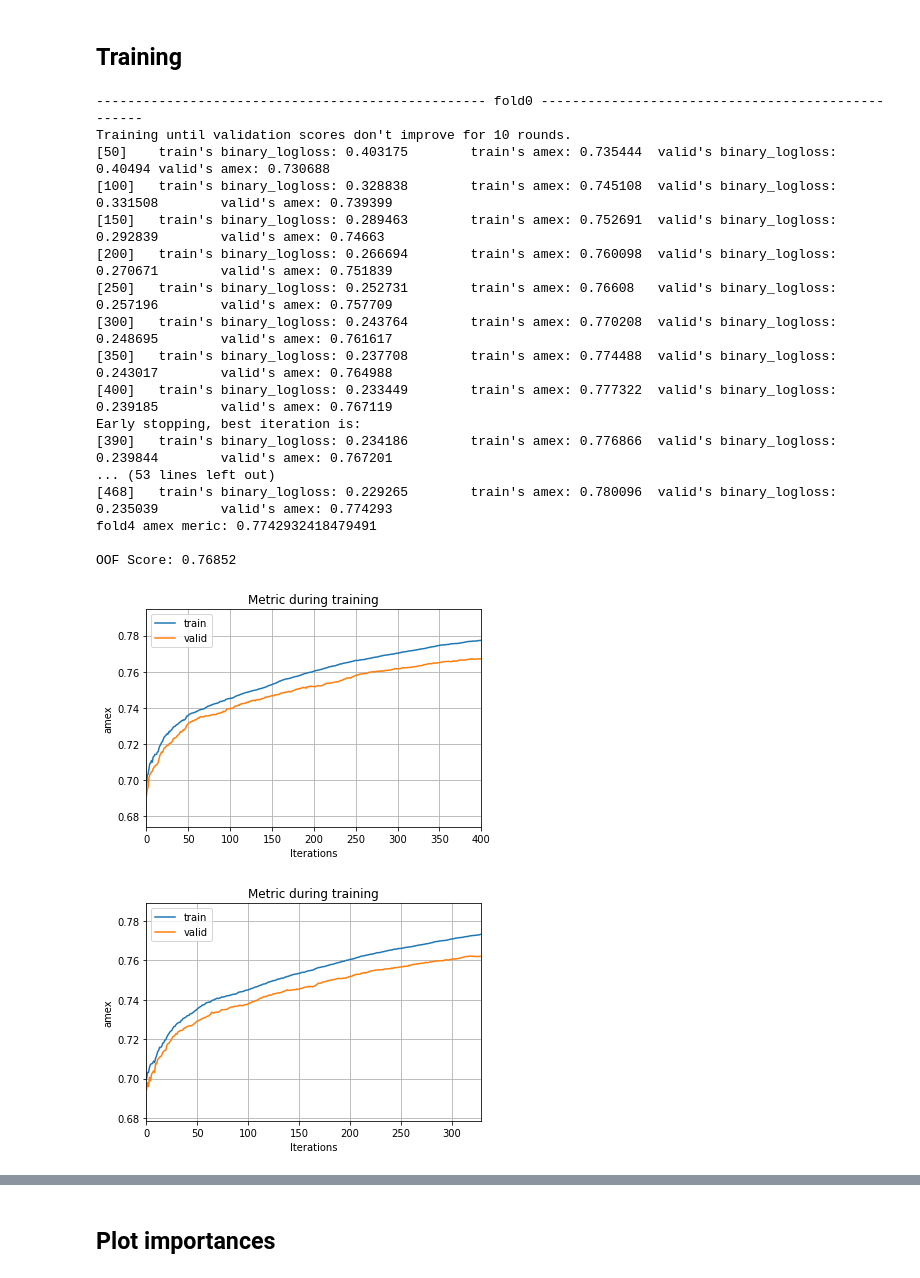
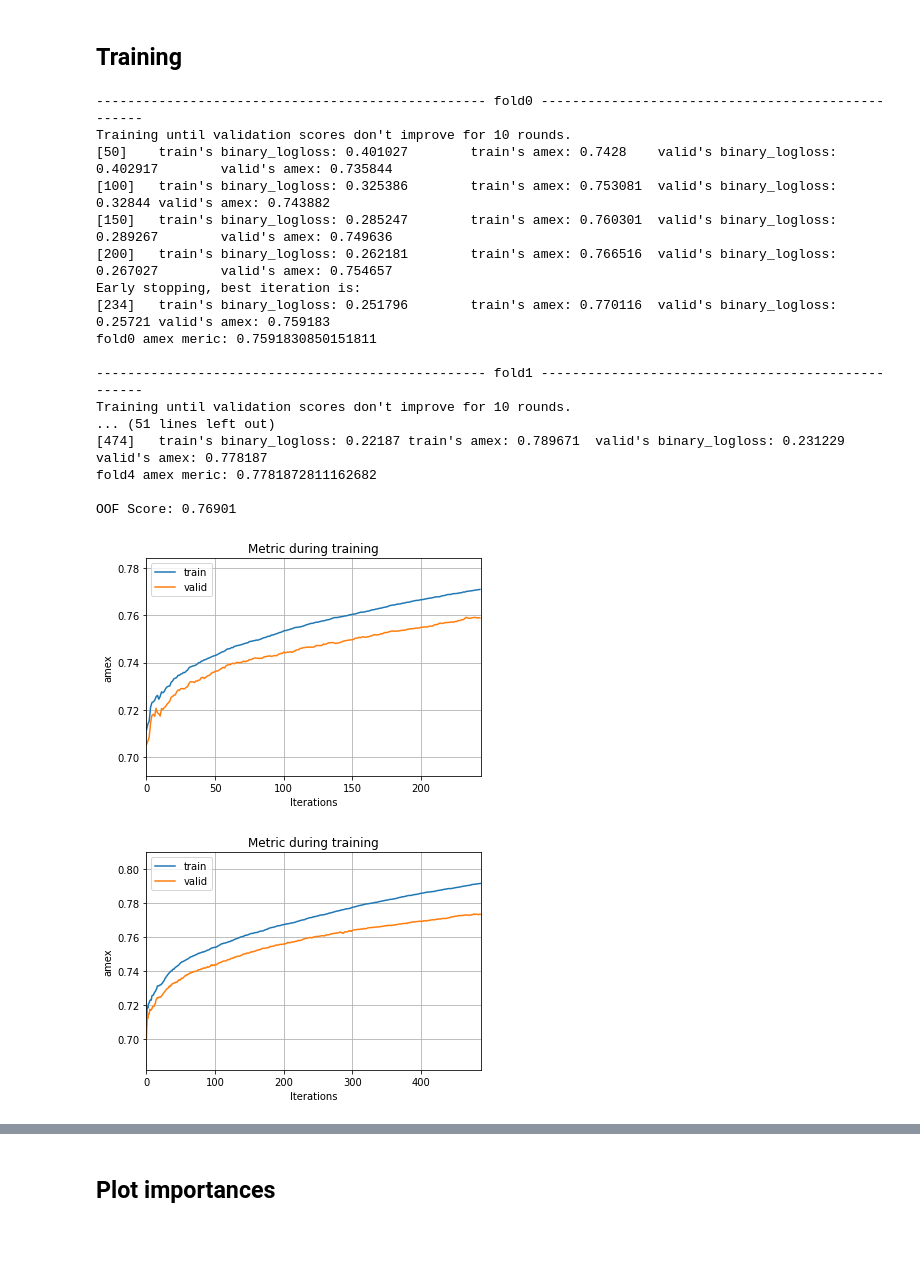
Before and after one commit to meltyyyyy/kaggle-amex, a Jupyter notebook: Notebooks/LGBM/Baseline.ipynb, the cells around one changed output, grey strips where cells are left out. Cells and saved outputs as stored; diff of their text form; code cells hidden in the pictures; blank space fills up the shorter version.

```diff
--- a/Notebooks/LGBM/Baseline.ipynb
+++ b/Notebooks/LGBM/Baseline.ipynb
@@ -240,28 +241,31 @@ def inference_lgbm(models, X):
     pred = np.mean(pred, axis=0)[:, 1]
     return pred
 # %%
-lgb_params = {"learning_rate": 0.01}
+lgb_params = {"learning_rate": 0.01,
+              'num_leaves': 127,
+              'max_bins': 511,
+              'min_child_samples': 2400}
 
 models = fit_lgbm(train[features], train[Config.target], params=lgb_params)
 # models = [joblib.load(f'{EXP_MODEL}/lgbm_fold{i}.pkl') for i in range(Config.n_splits)]
 pred = inference_lgbm(models, test[features])
 # %% [output]
 -------------------------------------------------- fold0 --------------------------------------------------
 Training until validation scores don't improve for 10 rounds.
-[50]    train's binary_logloss: 0.403175        train's amex: 0.735444  valid's binary_logloss: 0.40494 valid's amex: 0.730688
-[100]   train's binary_logloss: 0.328838        train's amex: 0.745108  valid's binary_logloss: 0.331508        valid's amex: 0.739399
-[150]   train's binary_logloss: 0.289463        train's amex: 0.752691  valid's binary_logloss: 0.292839        valid's amex: 0.74663
-[200]   train's binary_logloss: 0.266694        train's amex: 0.760098  valid's binary_logloss: 0.270671        valid's amex: 0.751839
-[250]   train's binary_logloss: 0.252731        train's amex: 0.76608   valid's binary_logloss: 0.257196        valid's amex: 0.757709
-[300]   train's binary_logloss: 0.243764        train's amex: 0.770208  valid's binary_logloss: 0.248695        valid's amex: 0.761617
-[350]   train's binary_logloss: 0.237708        train's amex: 0.774488  valid's binary_logloss: 0.243017        valid's amex: 0.764988
-[400]   train's binary_logloss: 0.233449        train's amex: 0.777322  valid's binary_logloss: 0.239185        valid's amex: 0.767119
+[50]    train's binary_logloss: 0.401027        train's amex: 0.7428    valid's binary_logloss: 0.402917        valid's amex: 0.735844
+[100]   train's binary_logloss: 0.325386        train's amex: 0.753081  valid's binary_logloss: 0.32844 valid's amex: 0.743882
+[150]   train's binary_logloss: 0.285247        train's amex: 0.760301  valid's binary_logloss: 0.289267        valid's amex: 0.749636
+[200]   train's binary_logloss: 0.262181        train's amex: 0.766516  valid's binary_logloss: 0.267027        valid's amex: 0.754657
 Early stopping, best iteration is:
-[390]   train's binary_logloss: 0.234186        train's amex: 0.776866  valid's binary_logloss: 0.239844        valid's amex: 0.767201
-... (53 lines left out)
-[468]   train's binary_logloss: 0.229265        train's amex: 0.780096  valid's binary_logloss: 0.235039        valid's amex: 0.774293
-fold4 amex meric: 0.7742932418479491
+[234]   train's binary_logloss: 0.251796        train's amex: 0.770116  valid's binary_logloss: 0.25721 valid's amex: 0.759183
+fold0 amex meric: 0.7591830850151811
 
-OOF Score: 0.76852
+-------------------------------------------------- fold1 --------------------------------------------------
+Training until validation scores don't improve for 10 rounds.
+... (51 lines left out)
+[474]   train's binary_logloss: 0.22187 train's amex: 0.789671  valid's binary_logloss: 0.231229        valid's amex: 0.778187
+fold4 amex meric: 0.7781872811162682
+
+OOF Score: 0.76901
-[figure, old version]
+[figure, new version]
-[figure, old version]
+[figure, new version]
```
Also changed, not shown: parts of 3 cells of this notebook.
